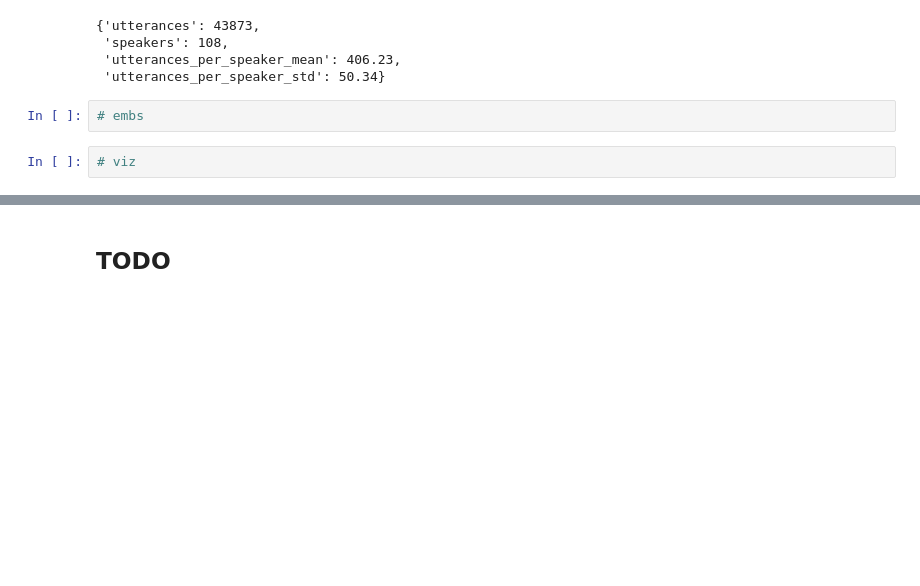
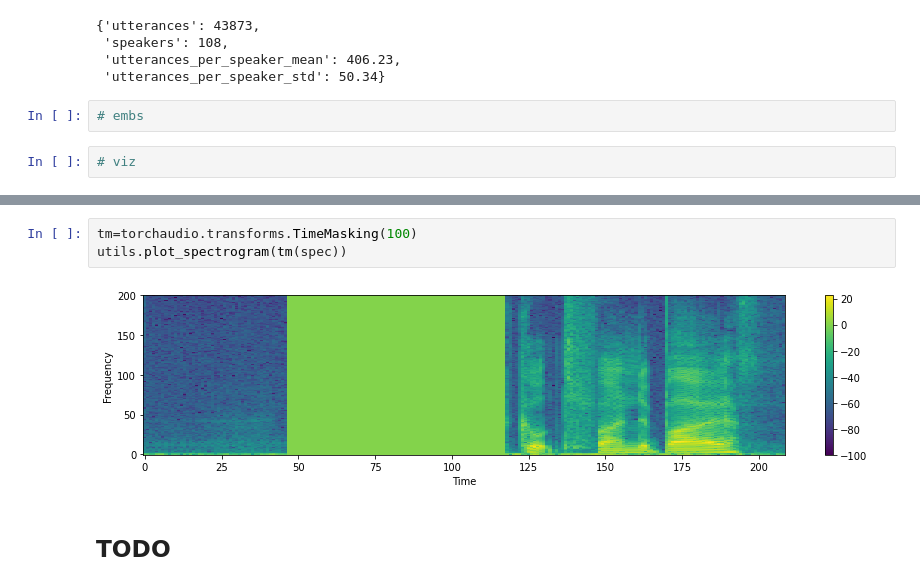
Before and after one commit to Wadaboa/titanet, a Jupyter notebook: titanet.ipynb, the cells around one changed output, grey strips where cells are left out. Saved outputs shown, nothing was run; the diff lists cells and outputs as text; blank space fills up the shorter version.

```diff
--- a/titanet.ipynb
+++ b/titanet.ipynb
@@ -340,2 +355,7 @@ vctk_dataset.info()
+# %%
+tm=torchaudio.transforms.TimeMasking(100)
+utils.plot_spectrogram(tm(spec))
+# %% [output]
+[figure, added]
 # %% [markdown]
 ## TODO
```
Also changed, not shown: parts of 11 cells of this notebook, 4 other files.
